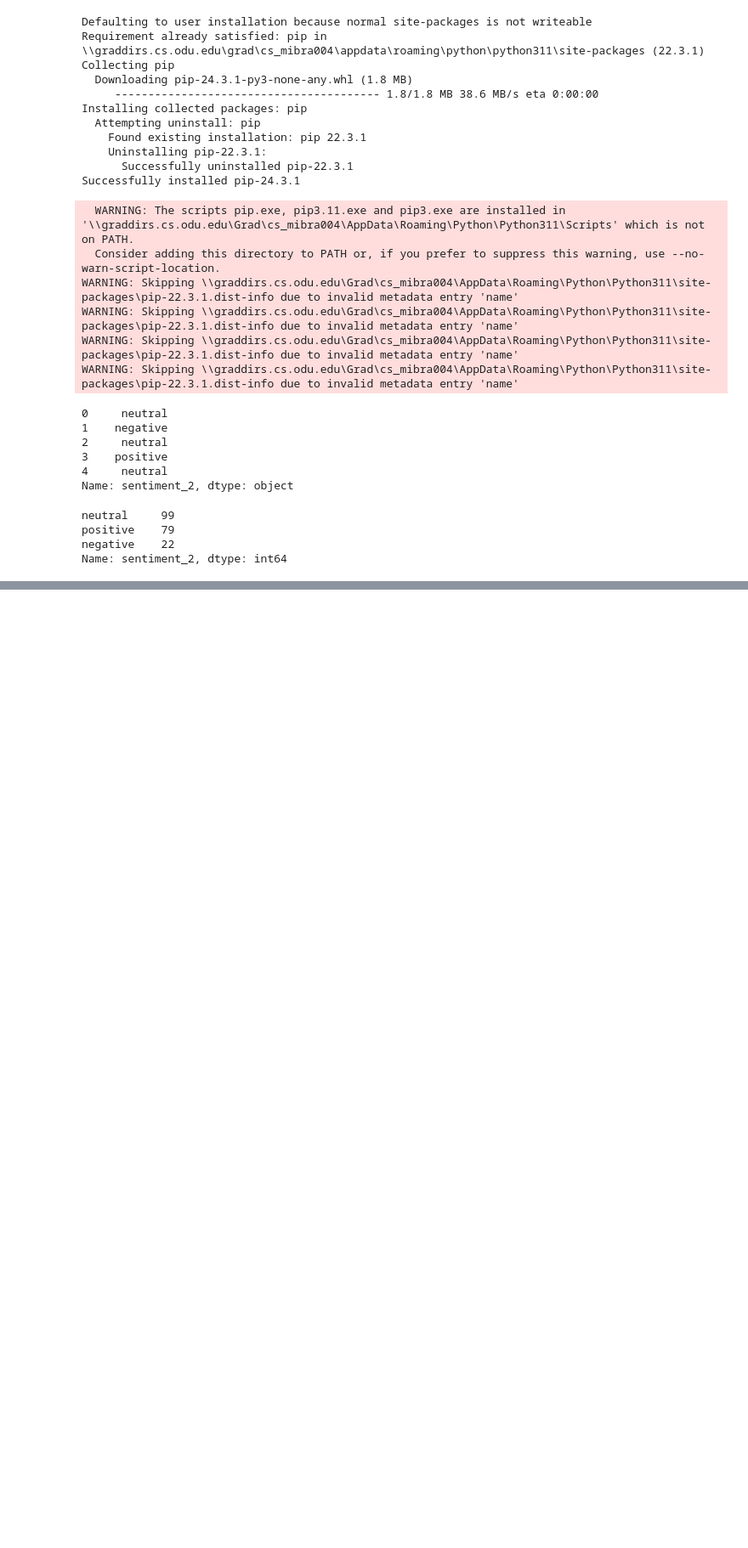
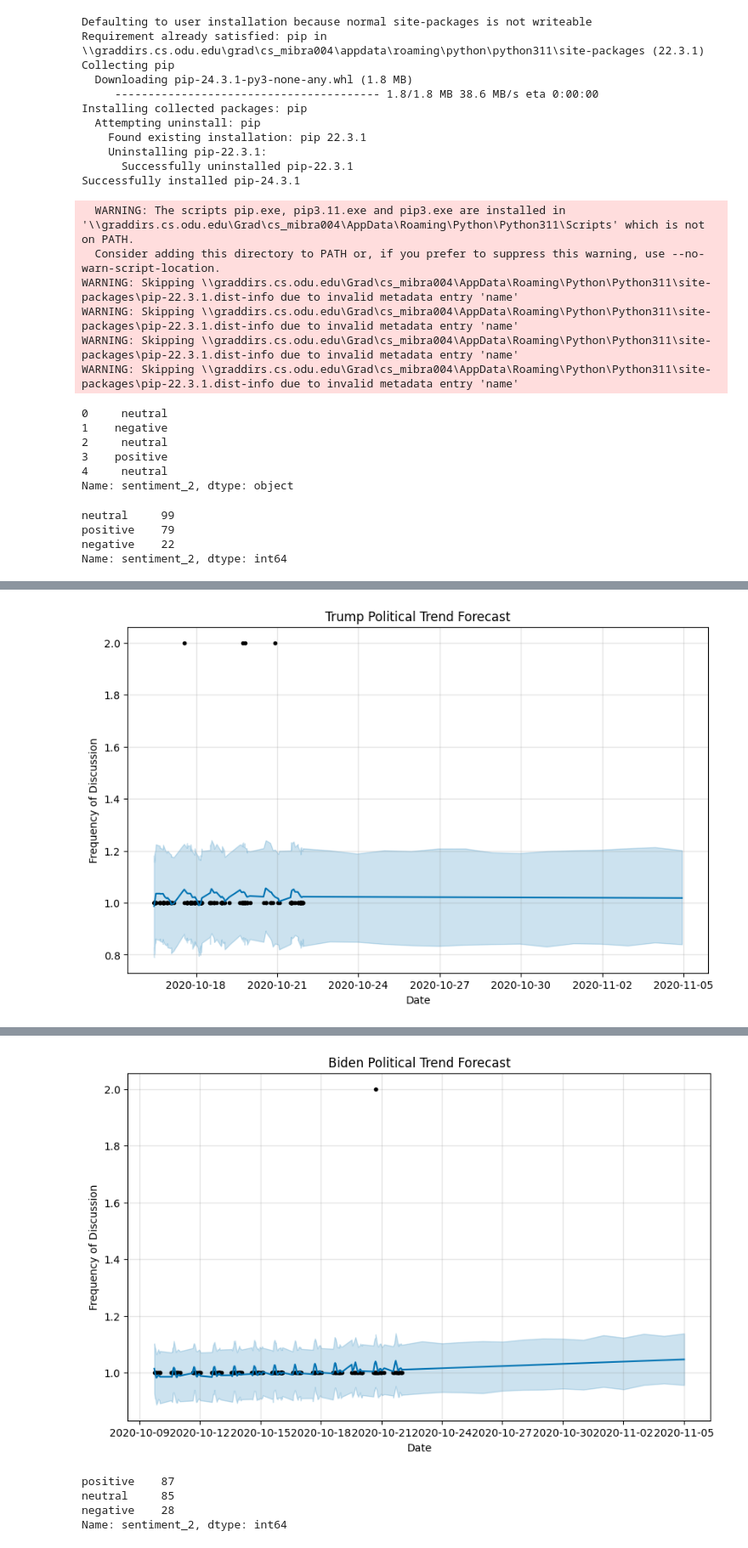
Before and after one commit to mibra004/political_predication, a Jupyter notebook: trend_predicition.ipynb, the cells around one changed output, grey strips where cells are left out. Shown: that part at 85% size. Cells and saved outputs as stored; diff of their text form; code cells hidden in the pictures; blank space fills up the shorter version.

```diff
--- a/trend_predicition.ipynb
+++ b/trend_predicition.ipynb
@@ -224,0 +356,10 @@ df_harris = df_harris.drop(columns='keywords')
+# %%
+avg_favorites_biden = round(df_biden.loc[df_biden['favorites']!=0, 'favorites'].mean(), 2)
+df_biden=df_biden.replace({'favorites': {0: avg_favorites_biden}})
+# %%
+df_biden['polarity'] = df_biden['text_clean'].apply(sentim_polarity)
+df_biden['subjectivity'] = df_biden['text_clean'].apply(sentim_subject)
+# %%
+df_trump['text_clean'] = df_trump['text'].apply(text_cleanup)
+df_trump['polarity'] = df_trump['text_clean'].apply(sentim_polarity)
+df_trump['subjectivity'] = df_trump['text_clean'].apply(sentim_subject)
@@ -224,0 +383,39 @@ df_harris = df_harris.drop(columns='keywords')
+# %%
+def analyze_sentiment(text):
+    blob = TextBlob(text)
+    polarity = blob.sentiment.polarity
+    subjectivity = blob.sentiment.subjectivity
+    sentiment = "positive" if polarity > 0 else "negative" if polarity < 0 else "neutral"
+    return polarity, subjectivity, sentiment
+# %%
+for data, president in [(df_trump, "Trump"), (df_biden, "Biden")]:
+    # Ensure datetime format and remove timezone
+    data['create_time'] = pd.to_datetime(data['create_time']).dt.tz_localize(None)
+
+    # Apply sentiment analysis
+    data[['polarity', 'subjectivity', 'sentiment_2']] = data['text'].apply(
+        lambda x: pd.Series(analyze_sentiment(x))
+    )
+
+    # Extract keywords
+    data['keywords'] = data['text_clean'].apply(
+        lambda x: "election" if "election" in x else "policy" if "policy" in x else "other"
+    )
+
+    trend_data = data.groupby(['create_time', 'keywords']).size().reset_index(name='frequency')
+    trend_data['ds'] = trend_data['create_time']
+    trend_data['y'] = trend_data['frequency']
+
+
+    model = Prophet()
+    model.fit(trend_data[['ds', 'y']])
+    future = model.make_future_dataframe(periods=14)
+    forecast = model.predict(future)
+
+    fig, ax = plt.subplots(figsize=(10, 6))
+    model.plot(forecast, ax=ax)
+    plt.title(f"{president} Political Trend Forecast")
+    plt.xlabel("Date")
+    plt.ylabel("Frequency of Discussion")
+    plt.show()
+# %% [output]
@@ -224,0 +424 @@ df_harris = df_harris.drop(columns='keywords')
+[figure, added]
@@ -224,0 +427,8 @@ df_harris = df_harris.drop(columns='keywords')
+[figure, added]
+# %%
+df_trump['sentiment_2'].value_counts()
+# %% [output]
+positive    87
+neutral     85
+negative    28
+Name: sentiment_2, dtype: int64
```
Also changed, not shown: parts of 32 cells of this notebook, 3 other files.
